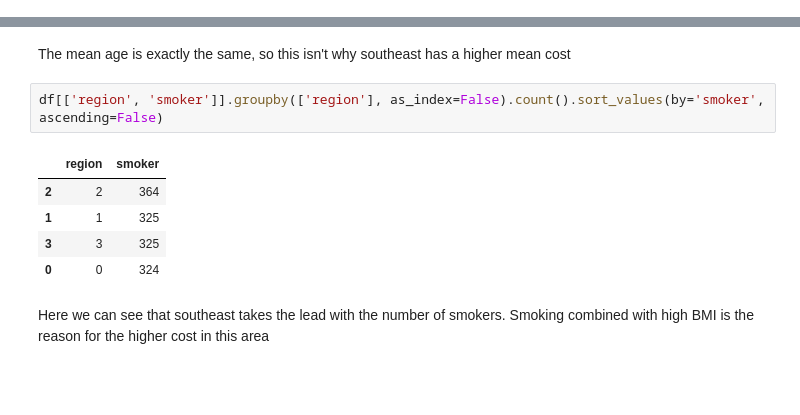
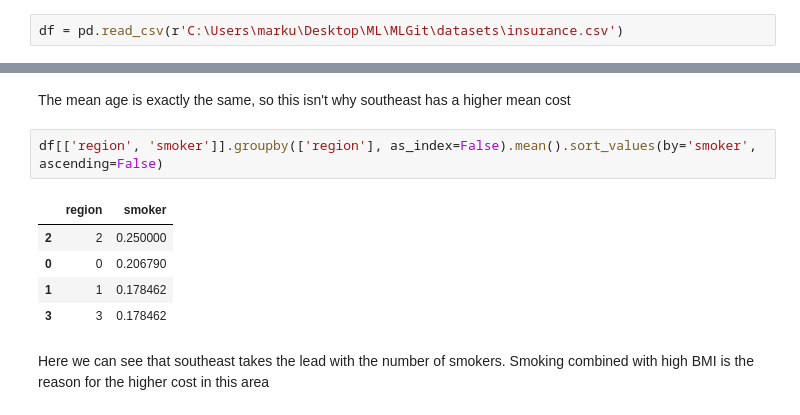
Before and after one commit to Markuski2023/MLGit, a Jupyter notebook: notebooksEDA/regression.ipynb, the cells around one changed output, grey strips where cells are left out. Saved outputs shown, nothing was run; the diff lists cells and outputs as text; blank space fills up the shorter version.

```diff
--- a/notebooksEDA/regression.ipynb
+++ b/notebooksEDA/regression.ipynb
@@ -34,3 +6,5 @@ df = pd.read_csv('insurance.csv')
+# %%
+df = pd.read_csv(r'C:\Users\marku\Desktop\ML\MLGit\datasets\insurance.csv')
 # %%
 df.shape
 # %% [output]
@@ -274,13 +213,13 @@ df[['region', 'AgeGroup']].groupby(['region'], as_index=False).mean().sort_value
 
 The mean age is exactly the same, so this isn't why southeast has a higher mean cost
 # %%
-df[['region', 'smoker']].groupby(['region'], as_index=False).count().sort_values(by='smoker', ascending=False)
+df[['region', 'smoker']].groupby(['region'], as_index=False).mean().sort_values(by='smoker', ascending=False)
 # %% [output]
 |  | region | smoker |
-| 2 | 2 | 364 |
-| 1 | 1 | 325 |
-| 3 | 3 | 325 |
-| 0 | 0 | 324 |
+| 2 | 2 | 0.250000 |
+| 0 | 0 | 0.206790 |
+| 1 | 1 | 0.178462 |
+| 3 | 3 | 0.178462 |
 # %% [markdown]
 Here we can see that southeast takes the lead with the number of smokers. Smoking combined with high BMI is the reason for the higher cost in this area
 # %%
```
Also changed, not shown: parts of 9 cells of this notebook, 28 other files.
